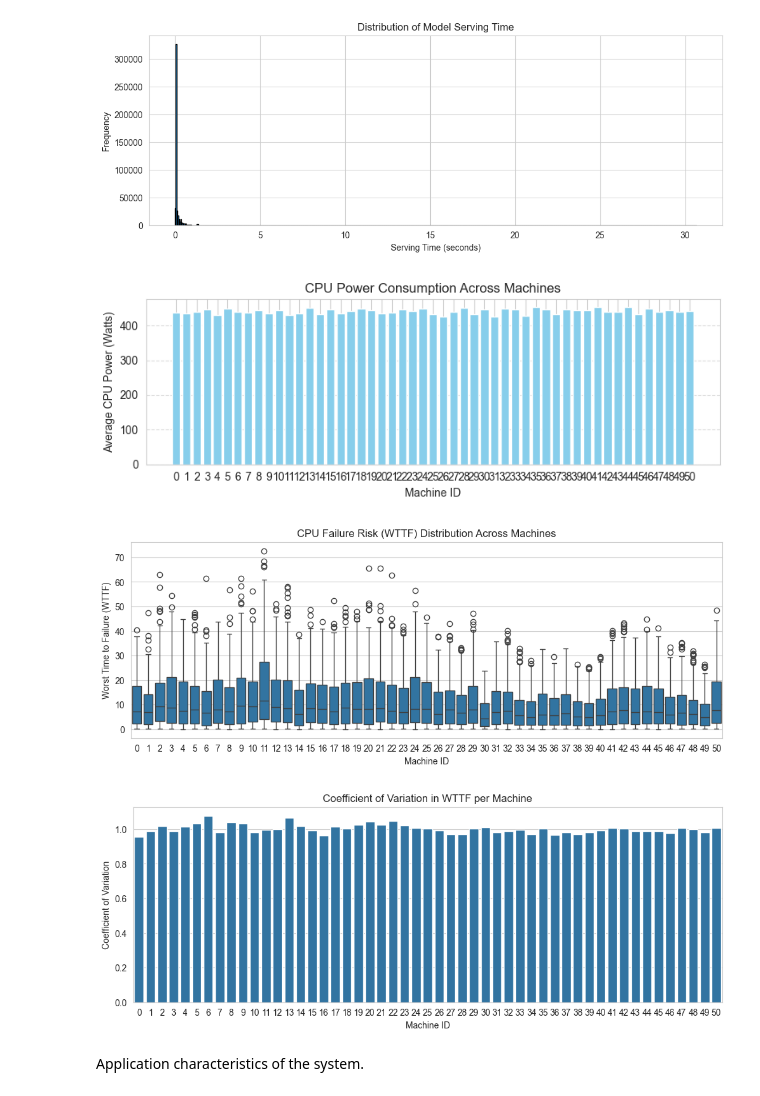
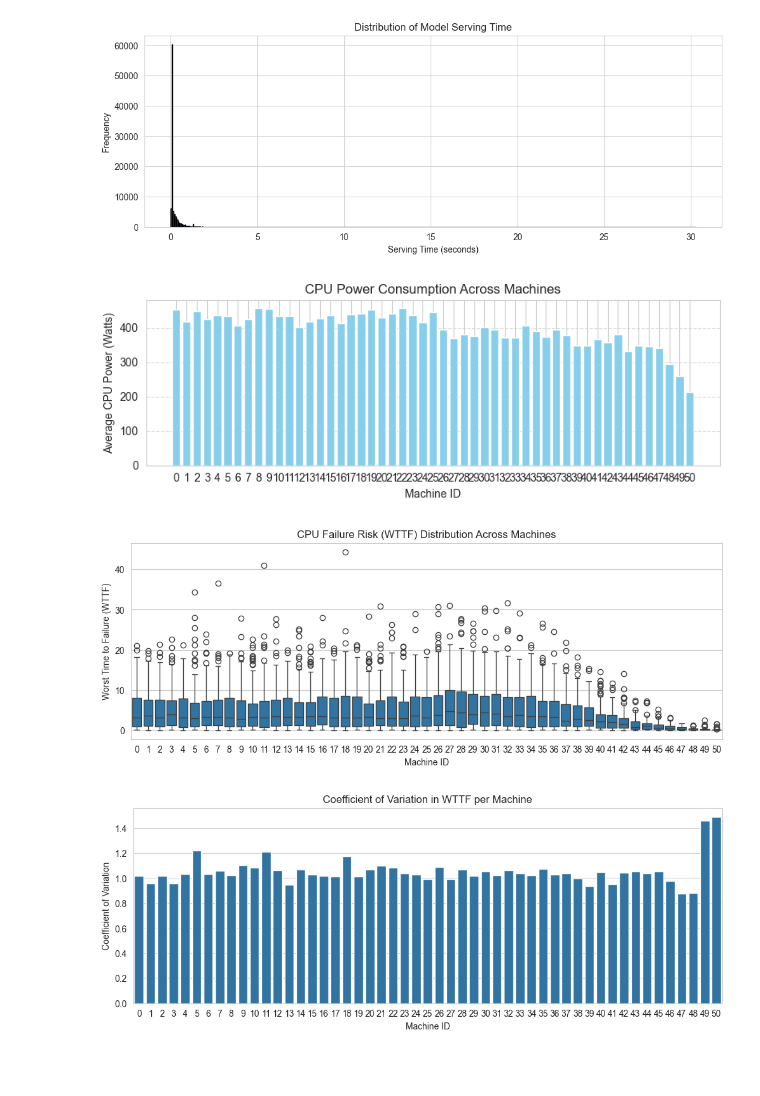
Before and after one commit to tharindu-b-hewage/splitwise-sim, a Jupyter notebook: notebooks/core_residency_analysis.ipynb, the cells around one changed output. Drawn from its saved outputs; the diff is of its cells as text; code cells hidden in the pictures; blank space fills up the shorter version.

Commit message:
data analysis
- fix metrics calculation
- plot data

```diff
--- a/notebooks/core_residency_analysis.ipynb
+++ b/notebooks/core_residency_analysis.ipynb
@@ -12,7 +12,8 @@ import os
 #experiment = "../results/0/splitwise_27_13/rr_conv_250/40_0/bloom-176b/mixed_pool/"
 #experiment = "../results/0/splitwise_1_1/rr_conv_30/26_25/bloom-176b/mixed_pool/"
 #experiment = "../results/0/splitwise_1_1/rr_conv_100/26_25/bloom-176b/mixed_pool/"
-experiment = "../results/0/splitwise_1_1/rr_conv_250/26_25/bloom-176b/mixed_pool/"
+#experiment = "../results/0/splitwise_1_1/rr_conv_250/26_25/bloom-176b/mixed_pool/"
+experiment = "../results/0/splitwise_1_1/rr_code_30/26_25/bloom-176b/mixed_pool/"
 
 # Original data file path
 data = experiment + "cpu_usage/cpu_usage_0.csv"
@@ -35,6 +36,7 @@ def extract_machine_id(file):
     machine_id = parts[-1]  # Get the last part as machine_id
     return machine_id
 
+
 # Read all CSV files, add 'machine id' column, and concatenate them into a single DataFrame
 df_list = []
 for file in file_list:
@@ -105,7 +107,7 @@ plt.ylabel('Frequency')
 plt.grid(axis='y', alpha=0.75)
 plt.show()
 # %% [output]
-[figure, old version]
+[figure, new version]
 # %%
 
 # Initialize a dictionary to keep track of C-state residencies
@@ -133,7 +135,7 @@ for machined_id, core_id in df[['machine id', 'id']].drop_duplicates().values:
         c_state_residency[machined_id] = {}
     c_state_residency[machined_id][core_id] = c_state_times
 # %%
-from core_power import calculate_WTTF, get_c_states
+from core_power import calculate_WTTF, get_c_states, machine_specs, calculate_core_power
 import seaborn as sns
 
 
@@ -149,7 +151,8 @@ def investigate_uneveness_of_c_states_residency(c_state_residency):
             record.update(c_states)
 
             c_states_meta = get_c_states()
-            pkg_overhead_pw_per_core = list(filter(lambda x: x['state'] == 'package', c_states_meta))[0]['package_overhead_per_core']
+            pkg_overhead_pw_per_core = list(filter(lambda x: x['state'] == 'package', c_states_meta))[0][
+                'package_overhead_per_core']
 
             total_energy = 0.0
             total_time_s = 0.0
@@ -189,7 +192,6 @@ def investigate_uneveness_of_c_states_residency(c_state_residency):
 
     # Summarize WTTF per core
     wttf_per_core = df_melted.groupby(['Machine_ID', 'Core_ID'])['WTTF'].sum().reset_index()
-
 
     # Visualize CPU failure risk for the first machine
     def visualize_failure_risk(machine_id):
@@ -213,35 +215,34 @@ def investigate_uneveness_of_c_states_residency(c_state_residency):
     #     visualize_failure_risk(machine_id)
 
     # Visualize CPU failure risk across the entire machine fleet
     plt.figure(figsize=(12, 4))
     sns.boxplot(x='Machine_ID', y='WTTF', data=wttf_per_core)
     plt.title('CPU Failure Risk (WTTF) Distribution Across Machines')
     plt.xlabel('Machine ID')
     plt.ylabel('Worst Time to Failure (WTTF)')
     plt.show()
 
     # Collect CVs for all machines
     cv_records = []
     for machine_id in sorted(wttf_per_core['Machine_ID'].unique()):
         machine_data = wttf_per_core[wttf_per_core['Machine_ID'] == machine_id]
         wttf_values = machine_data['WTTF']
         cv = wttf_values.std() / wttf_values.mean()
         cv_records.append({'Machine_ID': machine_id, 'CV': cv})
 
     cv_df = pd.DataFrame(cv_records)
 
     # Plot CVs per Machine
     plt.figure(figsize=(12, 4))
     sns.barplot(x='Machine_ID', y='CV', data=cv_df)
     plt.title('Coefficient of Variation in WTTF per Machine')
     plt.xlabel('Machine ID')
     plt.ylabel('Coefficient of Variation')
     plt.show()
 
+
 investigate_uneveness_of_c_states_residency(c_state_residency=c_state_residency)
 # %% [output]
-[figure, old version]
+[figure, new version]
-[figure, old version]
+[figure, new version]
-[figure, old version]
+[figure, new version]
-# %% [markdown]
-Application characteristics of the system.
```
Also changed, not shown: parts of 1 cell of this notebook, 10 other files.
